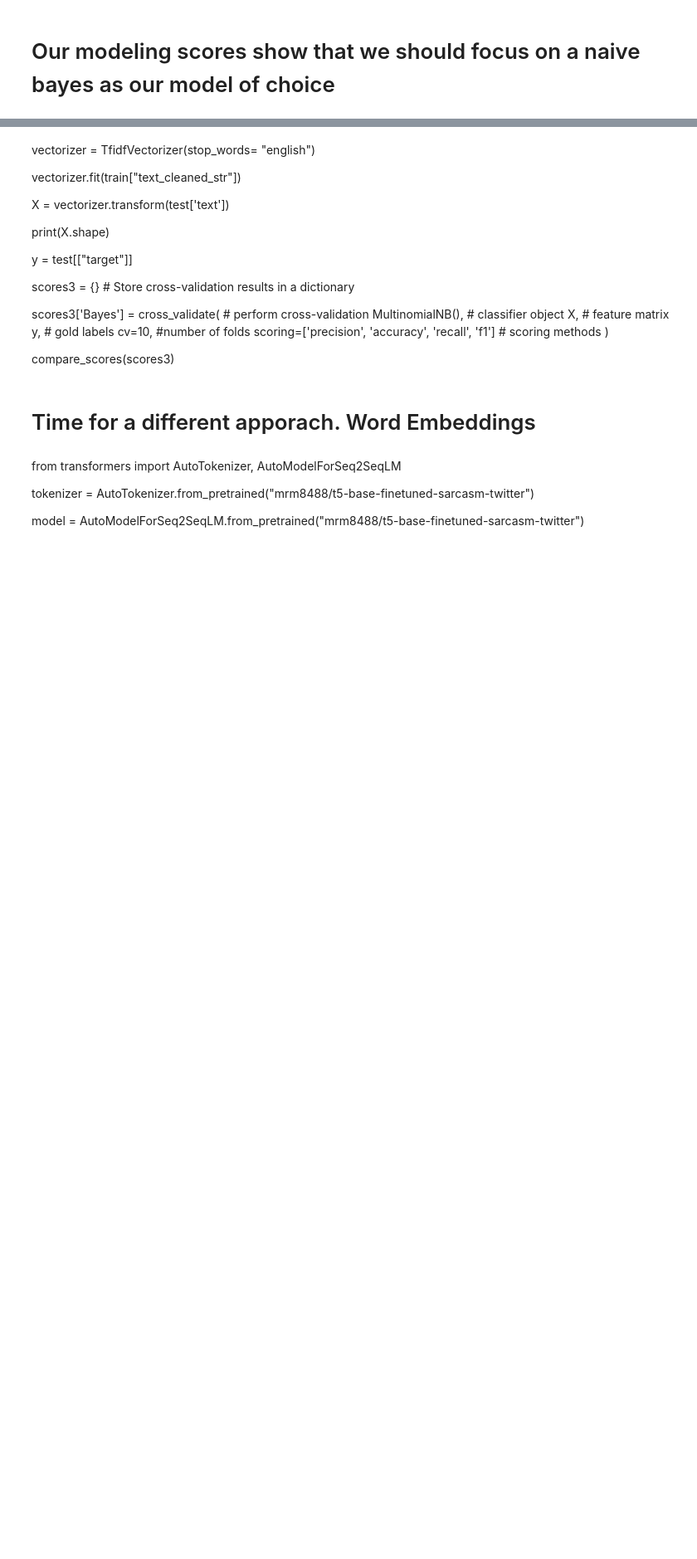
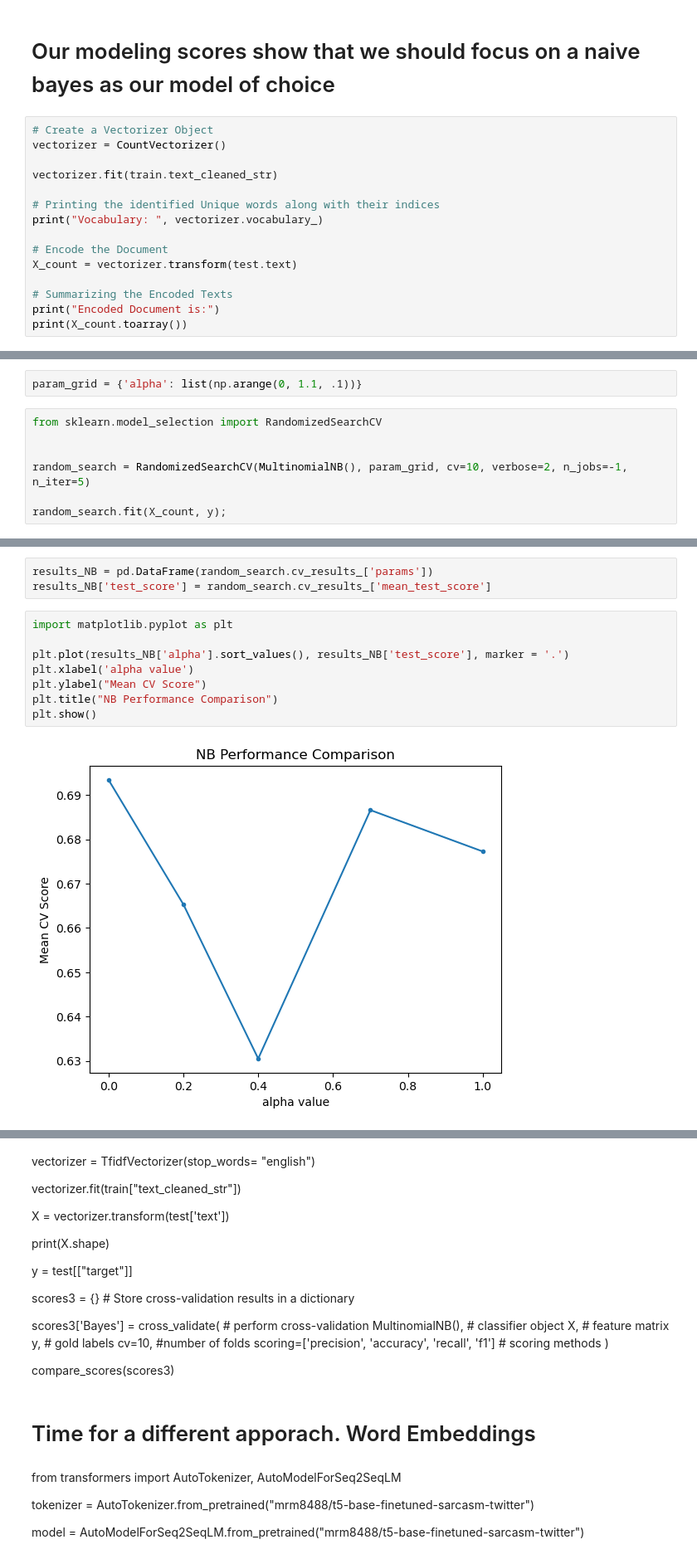
Before and after one commit to pedrov718/Bianary-Hate-Speech-Classification, a Jupyter notebook: pedro/disaster_detetion.ipynb, the cells around one changed output, grey strips where cells are left out. Shown: that part at 83% size. Drawn from its saved outputs; the diff is of its cells as text; blank space fills up the shorter version.

```diff
--- a/pedro/disaster_detetion.ipynb
+++ b/pedro/disaster_detetion.ipynb
@@ -410,2 +402,17 @@ compare_scores(scores_tfid) # did not remove stop words, removed ascii character
 # %% [markdown]
 # Our modeling scores show that we should focus on a naive bayes as our model of choice
+# %%
+# Create a Vectorizer Object
+vectorizer = CountVectorizer()
+
+vectorizer.fit(train.text_cleaned_str)
+
+# Printing the identified Unique words along with their indices
+print("Vocabulary: ", vectorizer.vocabulary_)
+
+# Encode the Document
+X_count = vectorizer.transform(test.text)
+
+# Summarizing the Encoded Texts
+print("Encoded Document is:")
+print(X_count.toarray())
@@ -411,0 +431,9 @@ compare_scores(scores_tfid) # did not remove stop words, removed ascii character
+# %%
+param_grid = {'alpha': list(np.arange(0, 1.1, .1))}
+# %%
+from sklearn.model_selection import RandomizedSearchCV
+
+
+random_search = RandomizedSearchCV(MultinomialNB(), param_grid, cv=10, verbose=2, n_jobs=-1, n_iter=5)
+
+random_search.fit(X_count, y);
@@ -411,0 +450,13 @@ compare_scores(scores_tfid) # did not remove stop words, removed ascii character
+# %%
+results_NB = pd.DataFrame(random_search.cv_results_['params'])
+results_NB['test_score'] = random_search.cv_results_['mean_test_score']
+# %%
+import matplotlib.pyplot as plt
+
+plt.plot(results_NB['alpha'].sort_values(), results_NB['test_score'], marker = '.')
+plt.xlabel('alpha value')
+plt.ylabel("Mean CV Score")
+plt.title("NB Performance Comparison")
+plt.show()
+# %% [output]
+[figure, added]
```
Also changed, not shown: parts of 23 cells of this notebook, 2 other files.
